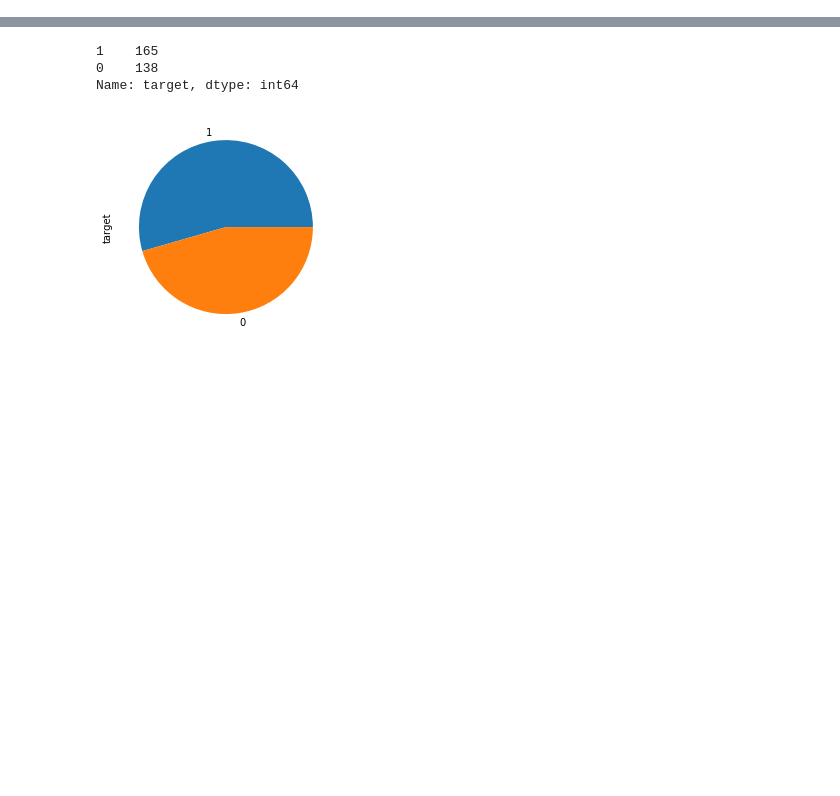
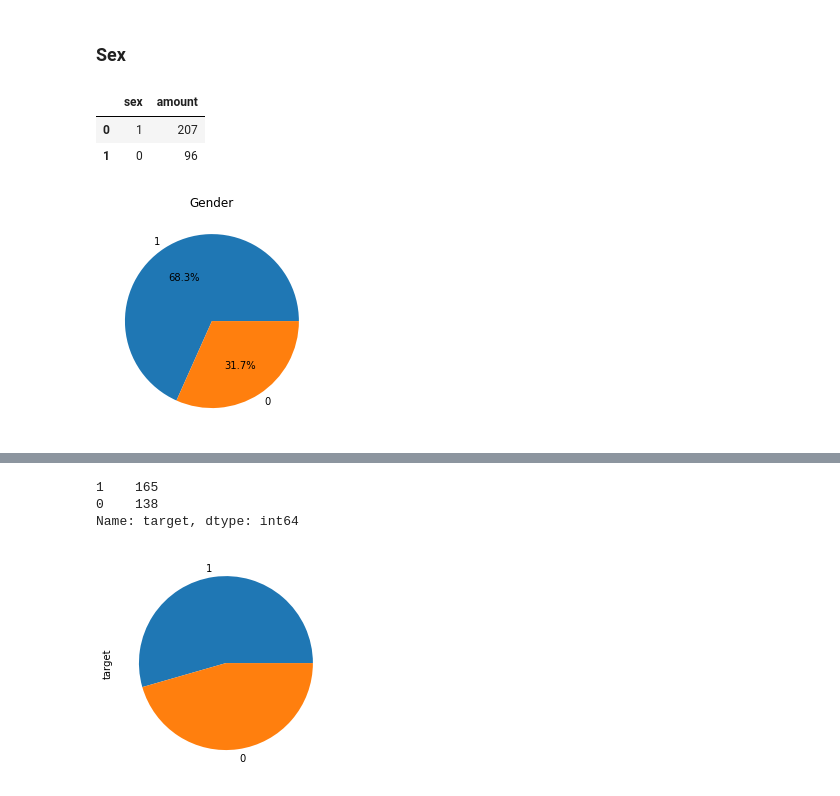
Before and after one commit to peteryph/Kaggle-Heart-Failure-Prediction, a Jupyter notebook: Heart Failure Prediction.ipynb, the cells around one changed output, grey strips where cells are left out. Saved outputs shown, nothing was run; the diff lists cells and outputs as text; code cells hidden in the pictures; blank space fills up the shorter version.

```diff
--- a/Heart Failure Prediction.ipynb
+++ b/Heart Failure Prediction.ipynb
@@ -230,0 +70,13 @@ Name: thal, dtype: int64
+# %% [markdown]
+### Sex
+# %%
+df["sex"].value_counts().plot(kind='pie', autopct='%1.1f%%', title = "Gender") # plot pie
+pylab.axes().set_ylabel('')
+
+
+df["sex"].value_counts().reset_index().rename(columns={"index": "sex", "sex": "amount"})
+# %% [output]
+|  | sex | amount |
+| 0 | 1 | 207 |
+| 1 | 0 | 96 |
+[figure, added]
```
Also changed, not shown: parts of 92 cells of this notebook.
